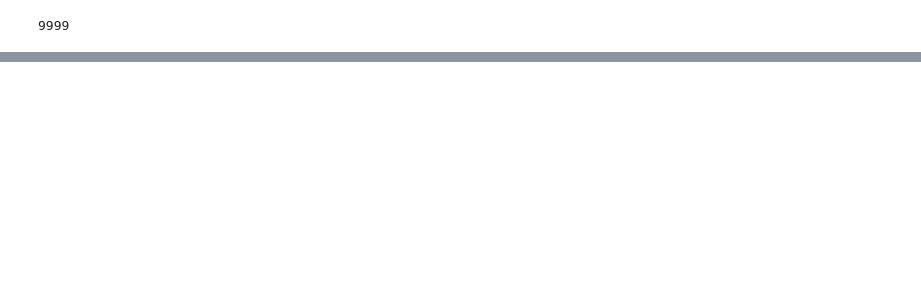
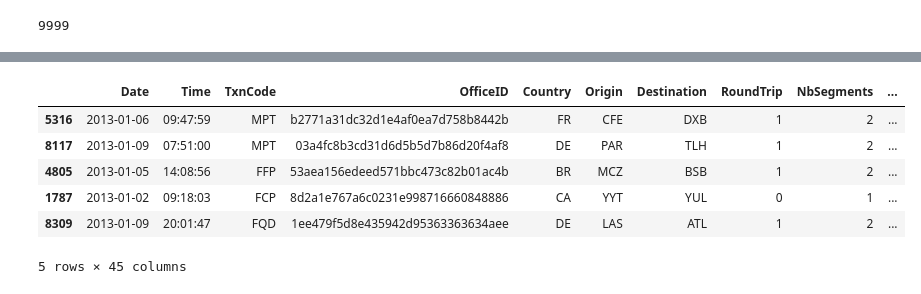
Before and after one commit to malonsol/mario, a Jupyter notebook: challenge/DS_Challenge_Mario.ipynb, the cells around one changed output, grey strips where cells are left out. Saved outputs shown, nothing was run; the diff lists cells and outputs as text; code cells hidden in the pictures; blank space fills up the shorter version.

```diff
--- a/challenge/DS_Challenge_Mario.ipynb
+++ b/challenge/DS_Challenge_Mario.ipynb
@@ -423,0 +484,2 @@ df.shape[0]
+# %%
+searches_sample = pd.read_csv('searches.sample.csv.bz2', sep='^')
@@ -423,0 +501,10 @@ df.shape[0]
+# %%
+searches_sample.sample(5)
+# %% [output]
+|  | Date | Time | TxnCode | OfficeID | Country | Origin | Destination | RoundTrip | NbSegments | ... |
+| 5316 | 2013-01-06 | 09:47:59 | MPT | b2771a31dc32d1e4af0ea7d758b8442b | FR | CFE | DXB | 1 | 2 | ... |
+| 8117 | 2013-01-09 | 07:51:00 | MPT | 03a4fc8b3cd31d6d5b5d7b86d20f4af8 | DE | PAR | TLH | 1 | 2 | ... |
+| 4805 | 2013-01-05 | 14:08:56 | FFP | 53aea156edeed571bbc473c82b01ac4b | BR | MCZ | BSB | 1 | 2 | ... |
+| 1787 | 2013-01-02 | 09:18:03 | FCP | 8d2a1e767a6c0231e998716660848886 | CA | YYT | YUL | 0 | 1 | ... |
+| 8309 | 2013-01-09 | 20:01:47 | FQD | 1ee479f5d8e435942d95363363634aee | DE | LAS | ATL | 1 | 2 | ... |
+5 rows × 45 columns
```
Also changed, not shown: parts of 11 cells of this notebook.
